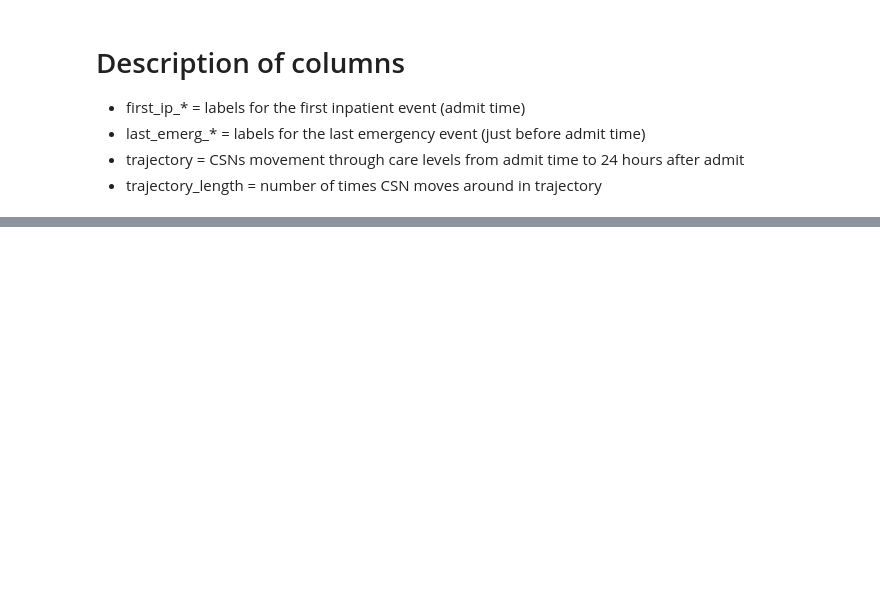
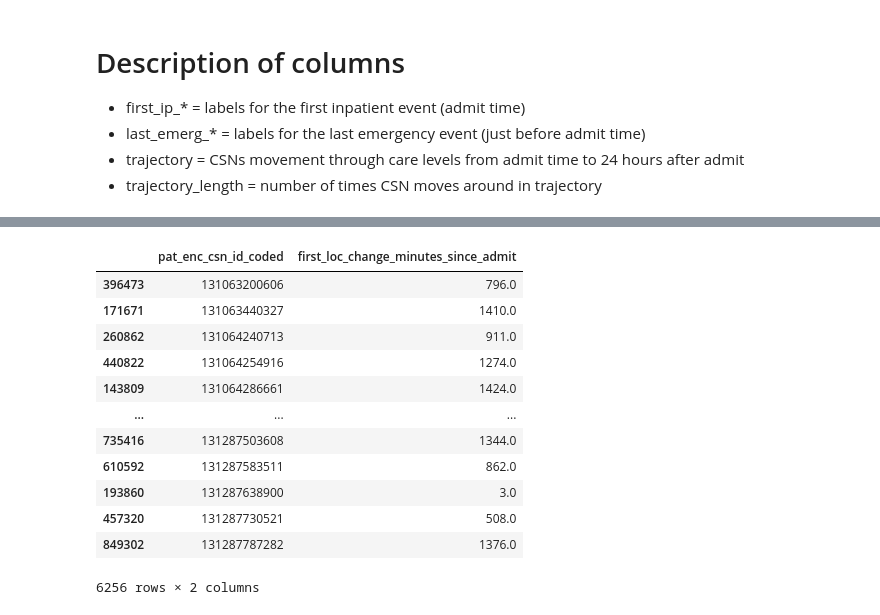
Before and after one commit to Minh084/TDA, a Jupyter notebook: 5_results_analysis/5.2_error_analysis.ipynb, the cells around one changed output, grey strips where cells are left out. Cells and saved outputs as stored; diff of their text form; code cells hidden in the pictures; blank space fills up the shorter version.

```diff
--- a/5_results_analysis/5.2_error_analysis.ipynb
+++ b/5_results_analysis/5.2_error_analysis.ipynb
@@ -754,0 +868,18 @@ ip_emerg_traj.to_csv(savefile)
+# %%
+first_switch['first_loc_change_minutes_since_admit'] = first_switch.time_since_admit.dt.total_seconds()/60
+cleaned_df = first_switch[['pat_enc_csn_id_coded', 'first_loc_change_minutes_since_admit']]
+cleaned_df
+# %% [output]
+|  | pat_enc_csn_id_coded | first_loc_change_minutes_since_admit |
+| 396473 | 131063200606 | 796.0 |
+| 171671 | 131063440327 | 1410.0 |
+| 260862 | 131064240713 | 911.0 |
+| 440822 | 131064254916 | 1274.0 |
+| 143809 | 131064286661 | 1424.0 |
+| ... | ... | ... |
+| 735416 | 131287503608 | 1344.0 |
+| 610592 | 131287583511 | 862.0 |
+| 193860 | 131287638900 | 3.0 |
+| 457320 | 131287730521 | 508.0 |
+| 849302 | 131287787282 | 1376.0 |
+6256 rows × 2 columns
```
Also changed, not shown: parts of 19 cells of this notebook, 1 other file.
